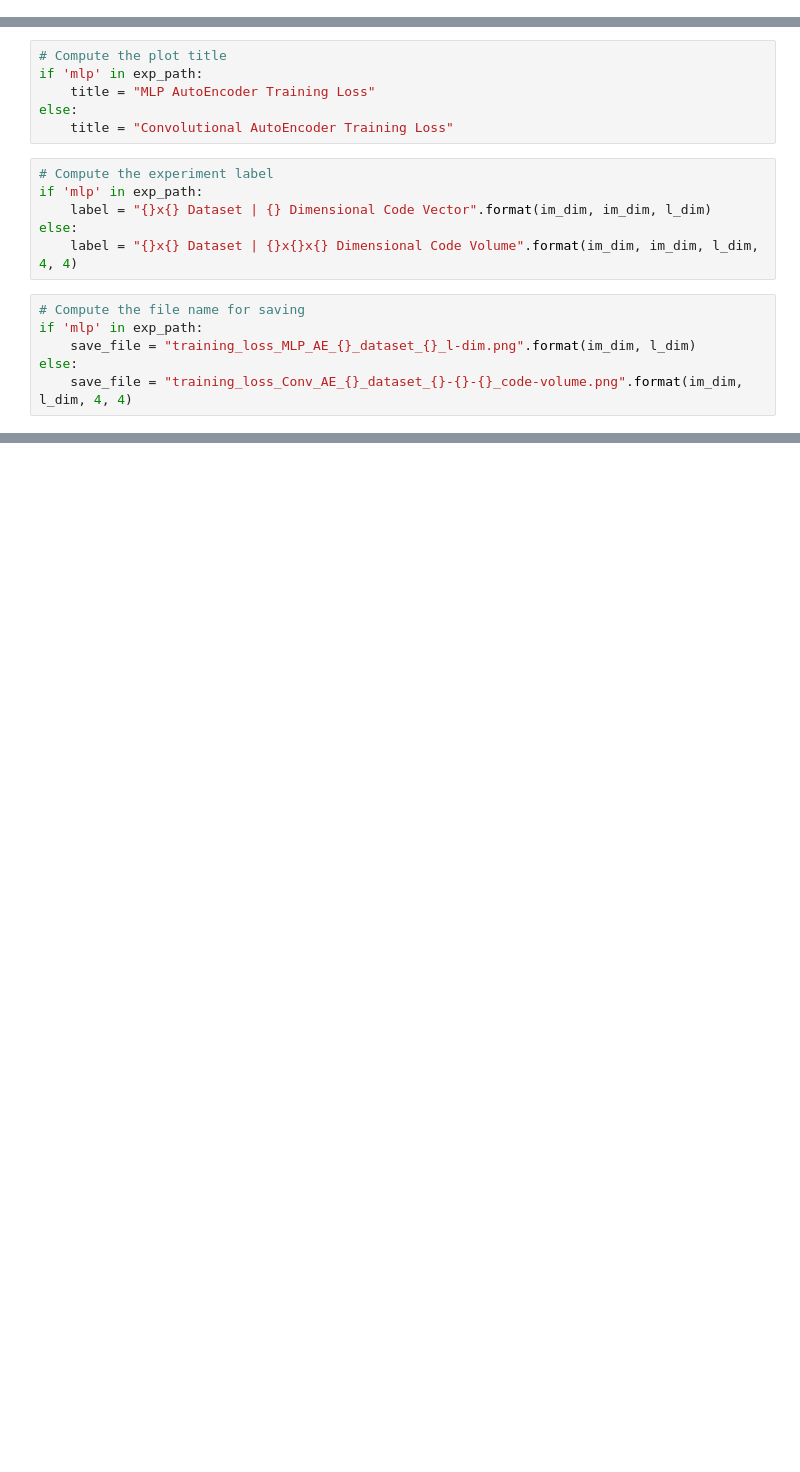
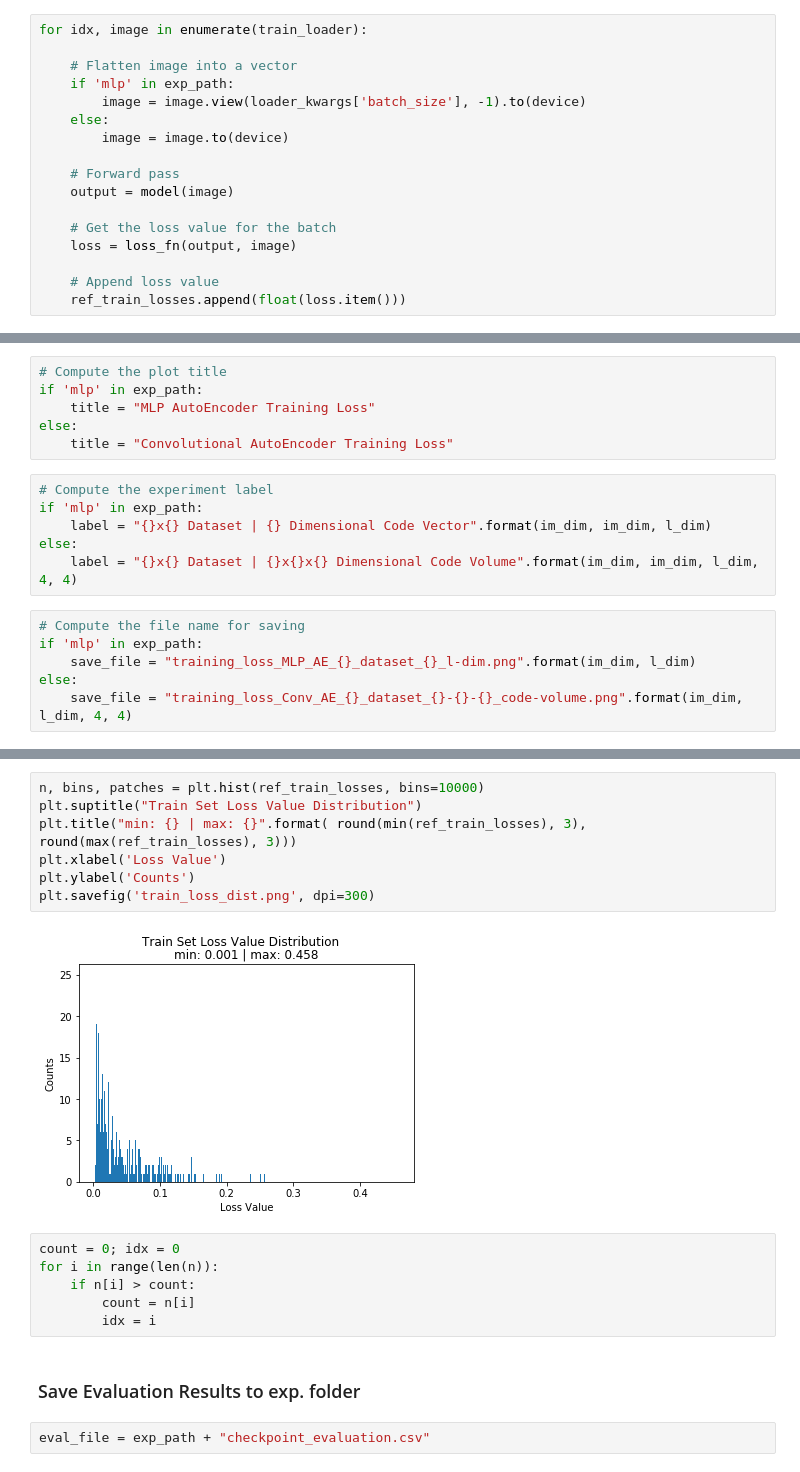
Before and after one commit to kseuro/particle_generator, a Jupyter notebook: deploy_analysis/AutoEncoder_Evaluation.ipynb, the cells around one changed output, grey strips where cells are left out. Saved outputs shown, nothing was run; the diff lists cells and outputs as text; blank space fills up the shorter version.

```diff
--- a/deploy_analysis/AutoEncoder_Evaluation.ipynb
+++ b/deploy_analysis/AutoEncoder_Evaluation.ipynb
@@ -300,0 +341,17 @@ new_losses = np.asarray(new_losses)
+# %%
+for idx, image in enumerate(train_loader):
+
+    # Flatten image into a vector
+    if 'mlp' in exp_path:
+        image = image.view(loader_kwargs['batch_size'], -1).to(device)
+    else:
+        image = image.to(device)
+
+    # Forward pass
+    output = model(image)
+
+    # Get the loss value for the batch
+    loss = loss_fn(output, image)
+
+    # Append loss value
+    ref_train_losses.append(float(loss.item()))
@@ -335,0 +528,19 @@ plt.savefig(save_file, dpi=300)
+# %%
+n, bins, patches = plt.hist(ref_train_losses, bins=10000)
+plt.suptitle("Train Set Loss Value Distribution")
+plt.title("min: {} | max: {}".format( round(min(ref_train_losses), 3), round(max(ref_train_losses), 3)))
+plt.xlabel('Loss Value')
+plt.ylabel('Counts')
+plt.savefig('train_loss_dist.png', dpi=300)
+# %% [output]
+[figure, added]
+# %%
+count = 0; idx = 0
+for i in range(len(n)):
+    if n[i] > count:
+        count = n[i]
+        idx = i
+# %% [markdown]
+### Save Evaluation Results to exp. folder
+# %%
+eval_file = exp_path + "checkpoint_evaluation.csv"
```
Also changed, not shown: parts of 68 cells of this notebook.
